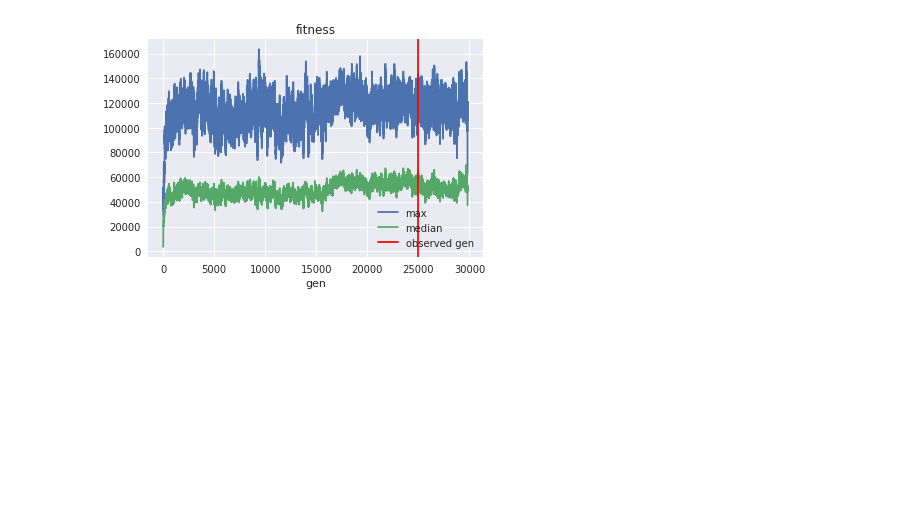
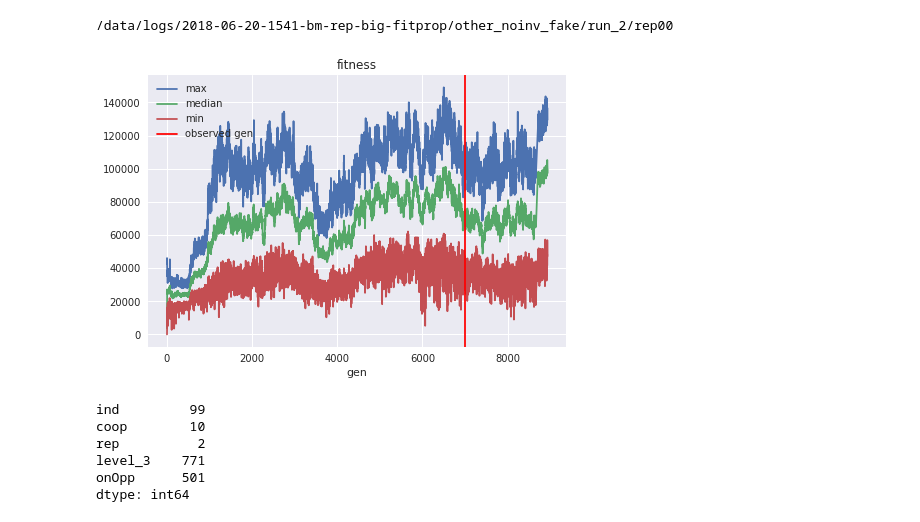
Before and after one commit to PaulEcoffet/roborobo3, a Jupyter notebook: roborobo3/notebooks/bigmodel_partnerchoice.ipynb, the cells around one changed output. Cells and saved outputs as stored; diff of their text form; code cells hidden in the pictures; blank space fills up the shorter version.

```diff
--- a/roborobo3/notebooks/bigmodel_partnerchoice.ipynb
+++ b/roborobo3/notebooks/bigmodel_partnerchoice.ipynb
@@ -8,32 +74,46 @@ sns.set()
 # %%
 plt.close('all')
-num = 24999
-run = 1
-path = f"/data/logs/2018-06-07-1859-bm-rep-big-fitprop/other_noinv/run_{run}/rep00"
+num = 6999
+run = 2
+path = f"/data/logs/2018-06-20-1549-bm-rep-big-tp/other_noinv_fake/run_{run}/rep00"
+path = f"/data/logs/2018-06-20-1541-bm-rep-big-fitprop/other_noinv_fake/run_{run}/rep00"
+
+
 logpath = f"{path}/analysis_log_{num}.txt"
+print(path)
+# %% [output]
+/data/logs/2018-06-20-1541-bm-rep-big-fitprop/other_noinv_fake/run_2/rep00
 # %%
 fail = False
-fig, ax = plt.subplots()
+fig, ax = plt.subplots(figsize=(5*1.5,5))
 
 try:
     fitpath = f"{path}/fitnesslog.txt"
     fit = pd.read_csv(fitpath, delimiter="\t")
+    maxrep = fit['rep'].max()
+    fit = fit.query(f'rep == {maxrep}')
 except pd.errors.EmptyDataError:
+    fail = True
+except pd.errors.ParserError:
     fail = True
 else:
     fit.groupby('gen')['fitness'].max().plot(ax=ax, label='max')
     fit.groupby('gen')['fitness'].median().plot(ax=ax, label='median')
+    fit.groupby('gen')['fitness'].min().plot(ax=ax, label='min')
 
 if fail:
     fitpath = f"{path}/../fit.txt"
     pd.read_csv(fitpath, delimiter="\t")
-    fit.plot(ax=ax)
+    fit.groupby('gen')['fitness'].max().plot(ax=ax, label='max')
+    fit.groupby('gen')['fitness'].median().plot(ax=ax, label='median')
+    fit.groupby('gen')['fitness'].min().plot(ax=ax, label='min')
+
 
 ax.axvline(num, label="observed gen", color="red")
 ax.legend()
 ax.set_title('fitness')
 plt.show(fig)
 # %% [output]
-[figure, old version]
+[figure, new version]
 # %%
 df = pd.read_csv(logpath, delimiter="\t")
@@ -39,0 +124,9 @@ df = pd.read_csv(logpath, delimiter="\t")
+# %%
+timespent.max()
+# %% [output]
+ind         99
+coop        10
+rep          2
+level_3    771
+onOpp      501
+dtype: int64
```
Also changed, not shown: parts of 12 cells of this notebook, 3 other files.
